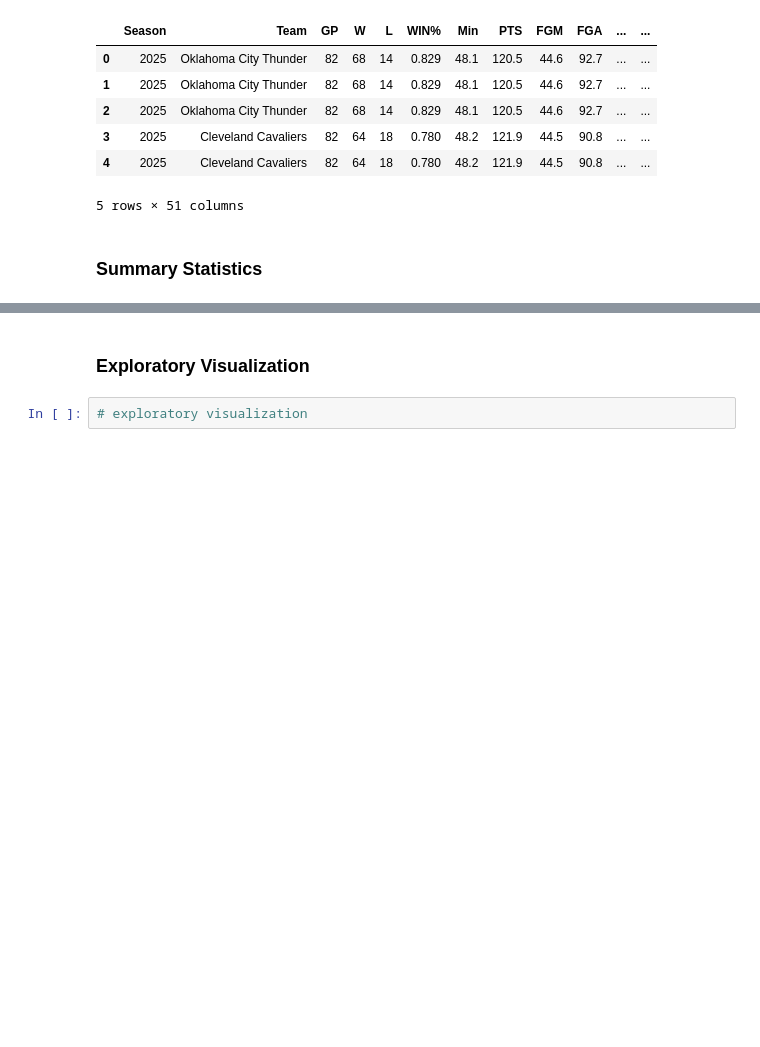
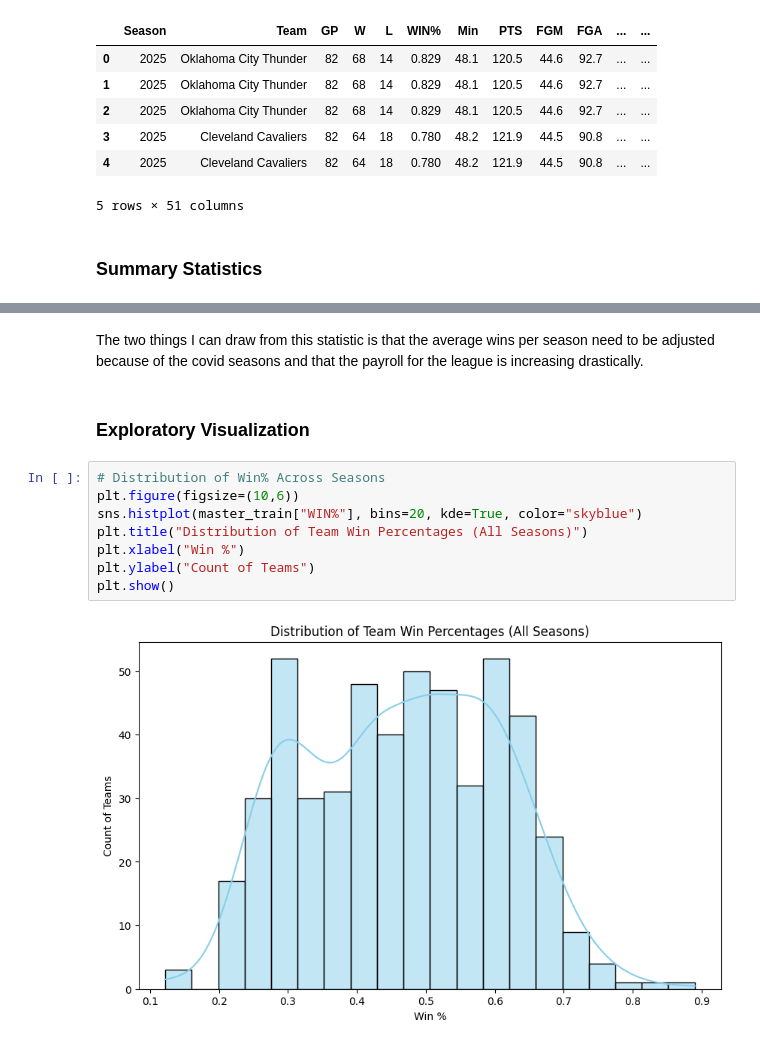
Before and after one commit to trustanprice/basketball-predictions, a Jupyter notebook: notebooks/02_exploration.ipynb, the cells around one changed output, grey strips where cells are left out. Cells and saved outputs as stored; diff of their text form; blank space fills up the shorter version.

```diff
--- a/notebooks/02_exploration.ipynb
+++ b/notebooks/02_exploration.ipynb
@@ -183,4 +256,14 @@ master_test.head()
+# %% [markdown]
+The two things I can draw from this statistic is that the average wins per season need to be adjusted because of the covid seasons and that the payroll for the league is increasing drastically.
 # %% [markdown]
 ### Exploratory Visualization
-# %%
-# exploratory visualization
+# %%
+# Distribution of Win% Across Seasons
+plt.figure(figsize=(10,6))
+sns.histplot(master_train["WIN%"], bins=20, kde=True, color="skyblue")
+plt.title("Distribution of Team Win Percentages (All Seasons)")
+plt.xlabel("Win %")
+plt.ylabel("Count of Teams")
+plt.show()
+# %% [output]
+[figure, added]
```
Also changed, not shown: parts of 16 cells of this notebook, 1 other file.
